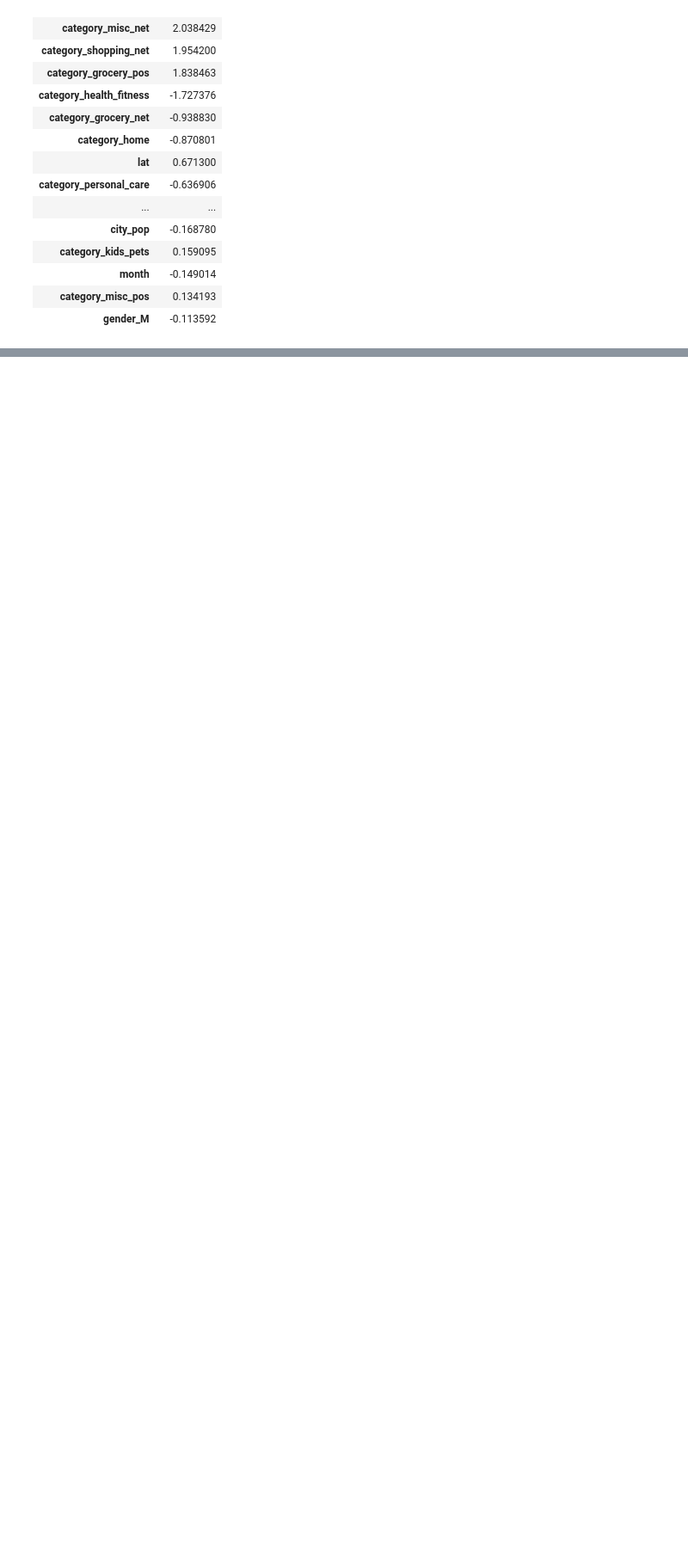
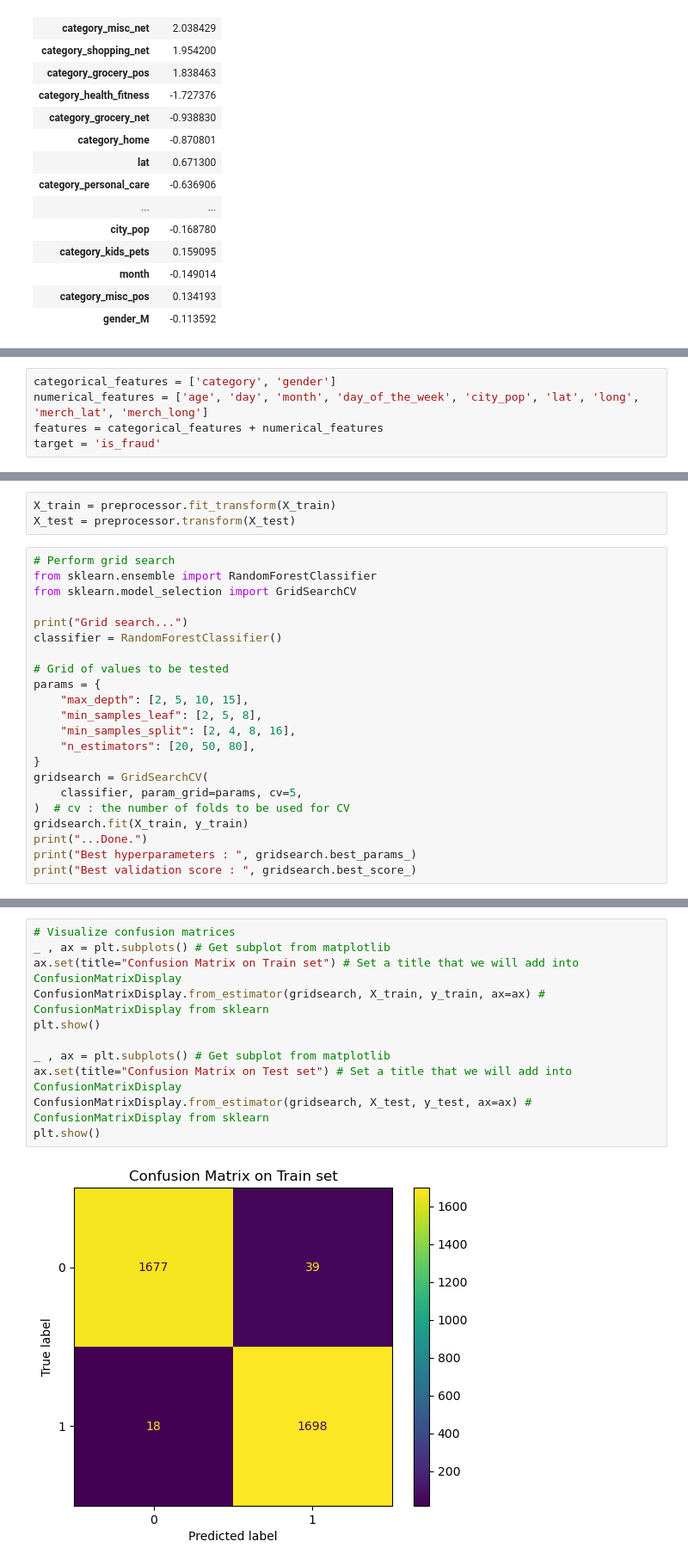
Before and after one commit to PierreSchickele/CC_Fraud_Prediction_ProjetFinal, a Jupyter notebook: Credit_Card_Fraud.ipynb, the cells around one changed output, grey strips where cells are left out. Shown at 86% size. Drawn from its saved outputs; the diff is of its cells as text; blank space fills up the shorter version.

```diff
--- a/Credit_Card_Fraud.ipynb
+++ b/Credit_Card_Fraud.ipynb
@@ -621,0 +461,5 @@ plt.show()
+# %%
+categorical_features = ['category', 'gender']
+numerical_features = ['age', 'day', 'month', 'day_of_the_week', 'city_pop', 'lat', 'long', 'merch_lat', 'merch_long']
+features = categorical_features + numerical_features
+target = 'is_fraud'
@@ -621,0 +479,25 @@ plt.show()
+# %%
+X_train = preprocessor.fit_transform(X_train)
+X_test = preprocessor.transform(X_test)
+# %%
+# Perform grid search
+from sklearn.ensemble import RandomForestClassifier
+from sklearn.model_selection import GridSearchCV
+
+print("Grid search...")
+classifier = RandomForestClassifier()
+
+# Grid of values to be tested
+params = {
+    "max_depth": [2, 5, 10, 15],
+    "min_samples_leaf": [2, 5, 8],
+    "min_samples_split": [2, 4, 8, 16],
+    "n_estimators": [20, 50, 80],
+}
+gridsearch = GridSearchCV(
+    classifier, param_grid=params, cv=5,
+)  # cv : the number of folds to be used for CV
+gridsearch.fit(X_train, y_train)
+print("...Done.")
+print("Best hyperparameters : ", gridsearch.best_params_)
+print("Best validation score : ", gridsearch.best_score_)
@@ -621,0 +533,13 @@ plt.show()
+# %%
+# Visualize confusion matrices
+_ , ax = plt.subplots() # Get subplot from matplotlib
+ax.set(title="Confusion Matrix on Train set") # Set a title that we will add into ConfusionMatrixDisplay
+ConfusionMatrixDisplay.from_estimator(gridsearch, X_train, y_train, ax=ax) # ConfusionMatrixDisplay from sklearn
+plt.show()
+
+_ , ax = plt.subplots() # Get subplot from matplotlib
+ax.set(title="Confusion Matrix on Test set") # Set a title that we will add into ConfusionMatrixDisplay
+ConfusionMatrixDisplay.from_estimator(gridsearch, X_test, y_test, ax=ax) # ConfusionMatrixDisplay from sklearn
+plt.show()
+# %% [output]
+[figure, added]
```
Also changed, not shown: parts of 73 cells of this notebook.
